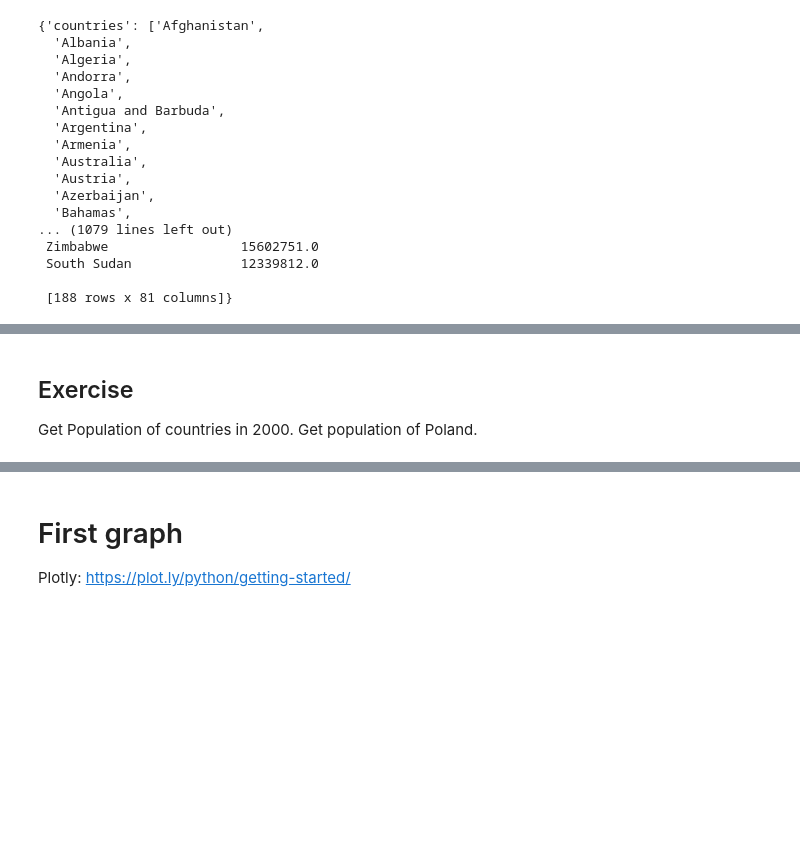
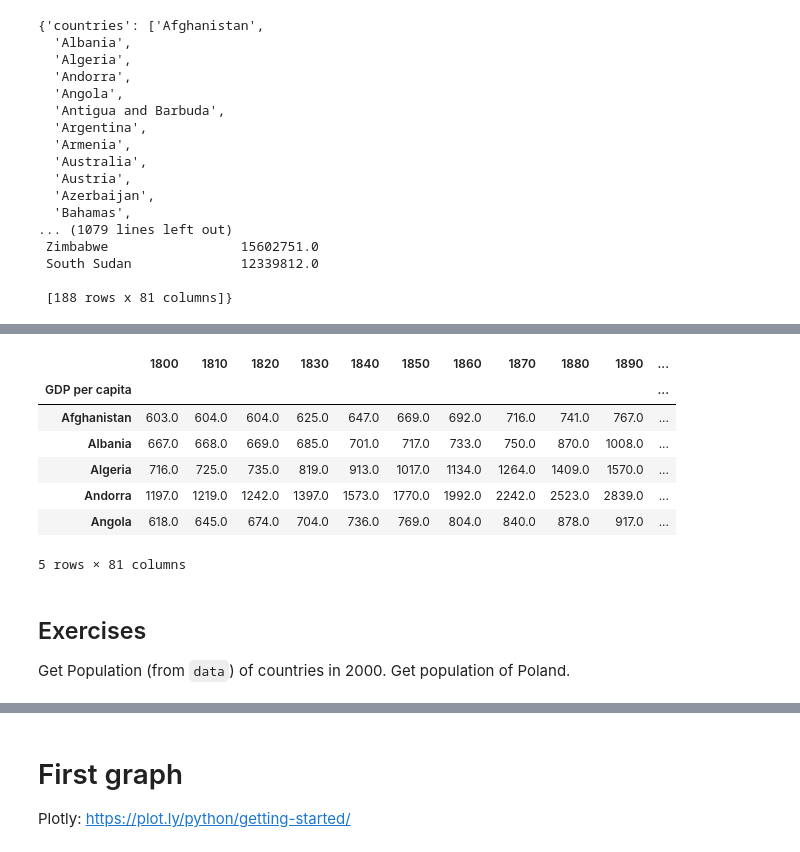
Before and after one commit to grechut/DASHboard, a Jupyter notebook: DASHboard.ipynb, the cells around one changed output, grey strips where cells are left out. Drawn from its saved outputs; the diff is of its cells as text; code cells hidden in the pictures; blank space fills up the shorter version.

Commit message:
Do chapter 2 and prepare exercise solutions.

```diff
--- a/DASHboard.ipynb
+++ b/DASHboard.ipynb
@@ -139,4 +311,15 @@ conf
+# %%
+conf['y_df'].head()
+# %% [output]
+|  | 1800 | 1810 | 1820 | 1830 | 1840 | 1850 | 1860 | 1870 | 1880 | 1890 | ... |
+| GDP per capita |  |  |  |  |  |  |  |  |  |  | ... |
+| Afghanistan | 603.0 | 604.0 | 604.0 | 625.0 | 647.0 | 669.0 | 692.0 | 716.0 | 741.0 | 767.0 | ... |
+| Albania | 667.0 | 668.0 | 669.0 | 685.0 | 701.0 | 717.0 | 733.0 | 750.0 | 870.0 | 1008.0 | ... |
+| Algeria | 716.0 | 725.0 | 735.0 | 819.0 | 913.0 | 1017.0 | 1134.0 | 1264.0 | 1409.0 | 1570.0 | ... |
+| Andorra | 1197.0 | 1219.0 | 1242.0 | 1397.0 | 1573.0 | 1770.0 | 1992.0 | 2242.0 | 2523.0 | 2839.0 | ... |
+| Angola | 618.0 | 645.0 | 674.0 | 704.0 | 736.0 | 769.0 | 804.0 | 840.0 | 878.0 | 917.0 | ... |
+5 rows × 81 columns
 # %% [markdown]
-## Exercise
+## Exercises
 
-Get Population of countries in 2000. Get population of Poland.
+Get Population (from `data`) of countries in 2000. Get population of Poland.
```
Also changed, not shown: parts of 52 cells of this notebook, 1 other file.
